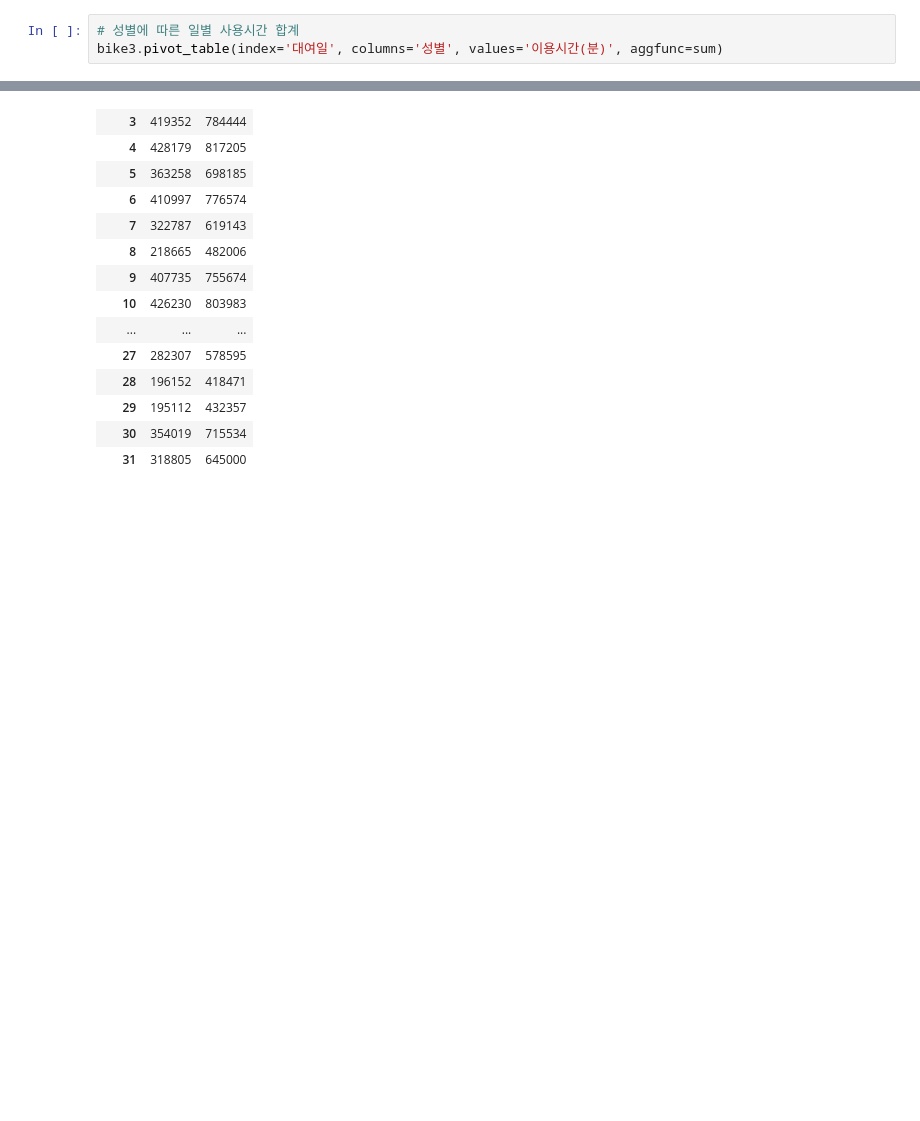
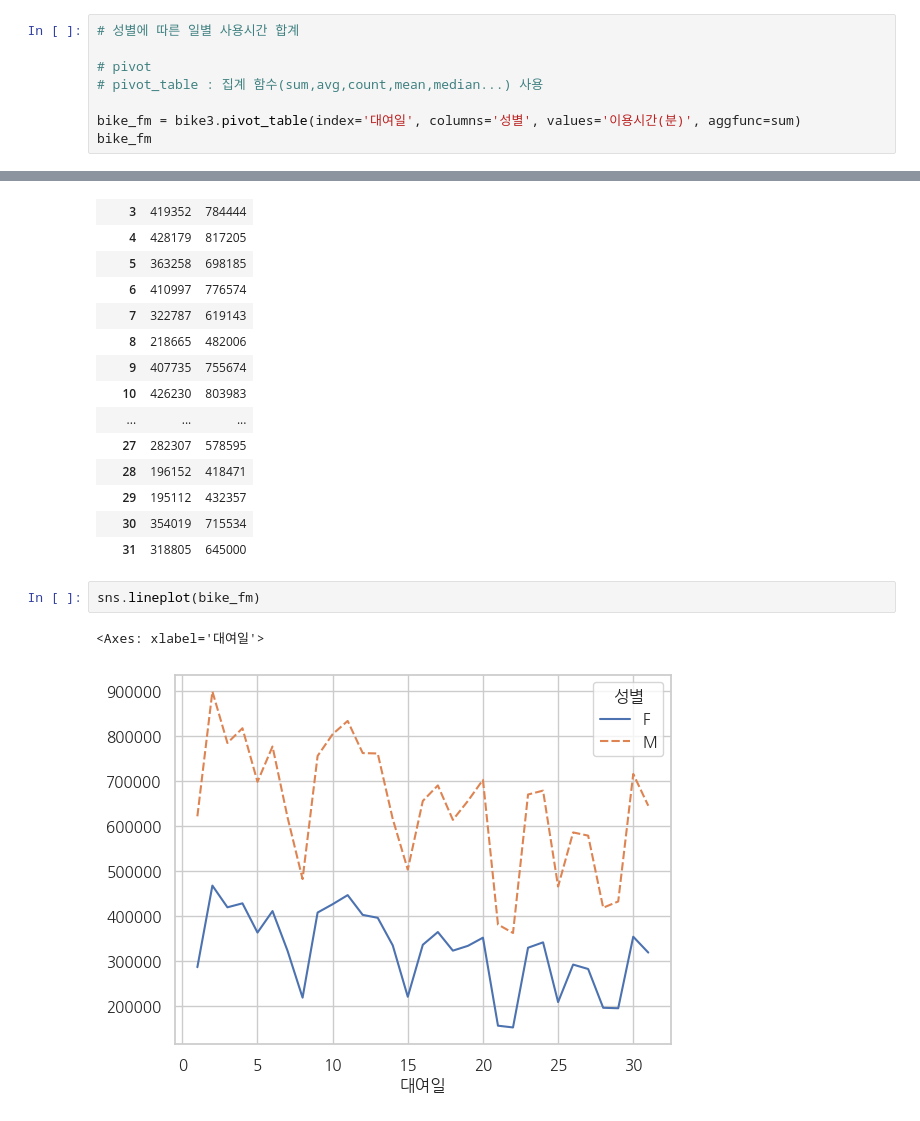
Before and after one commit to dydwoj/pythonsource, a Jupyter notebook: analytics/seoul.ipynb, the cells around one changed output, grey strips where cells are left out. Saved outputs shown, nothing was run; the diff lists cells and outputs as text; blank space fills up the shorter version.

```diff
--- a/analytics/seoul.ipynb
+++ b/analytics/seoul.ipynb
@@ -298,7 +321,12 @@ bike3.head(3)
 | 2 | 2024-12-01 | 0 | 1023 | 1023. 한국종합기술사옥 앞 | 정기권 | NaN | 20대 | 1 | 148.31 | 0.87 | 3745.23 | ... |
 # %%
 # 성별에 따른 일별 사용시간 합계
-bike3.pivot_table(index='대여일', columns='성별', values='이용시간(분)', aggfunc=sum)
+
+# pivot
+# pivot_table : 집계 함수(sum,avg,count,mean,median...) 사용
+
+bike_fm = bike3.pivot_table(index='대여일', columns='성별', values='이용시간(분)', aggfunc=sum)
+bike_fm
 # %% [output]
 | 성별 | F | M |
 | 대여일 |  |  |
@@ -318,3 +346,8 @@ bike3.pivot_table(index='대여일', columns='성별', values='이용시간(분)
 | 29 | 195112 | 432357 |
 | 30 | 354019 | 715534 |
 | 31 | 318805 | 645000 |
+# %%
+sns.lineplot(bike_fm)
+# %% [output]
+<Axes: xlabel='대여일'>
+[figure, added]
```
Also changed, not shown: parts of 35 cells of this notebook, 6 other files.
